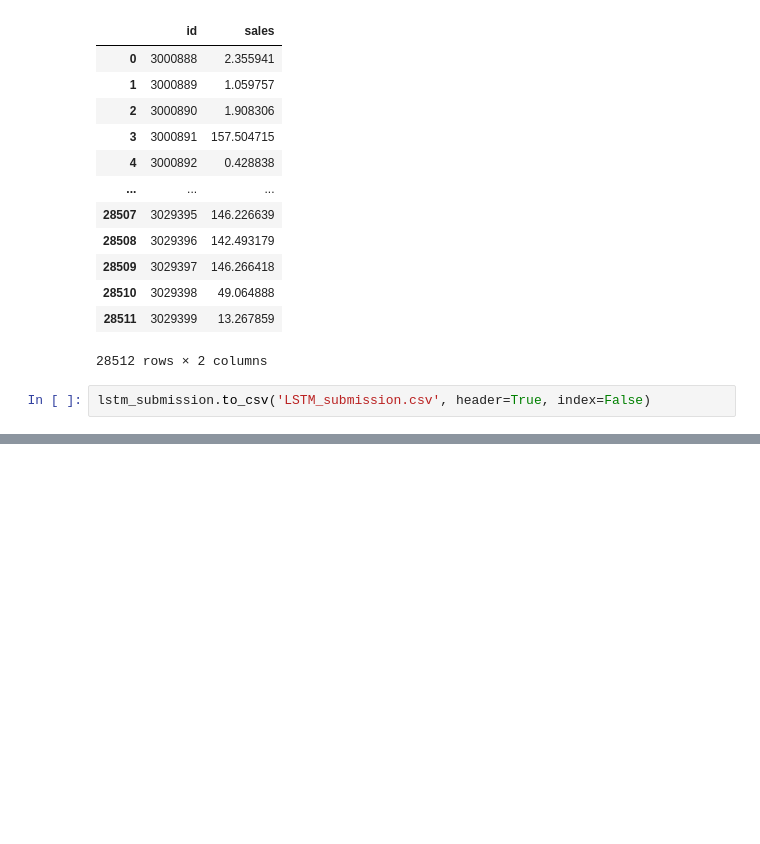
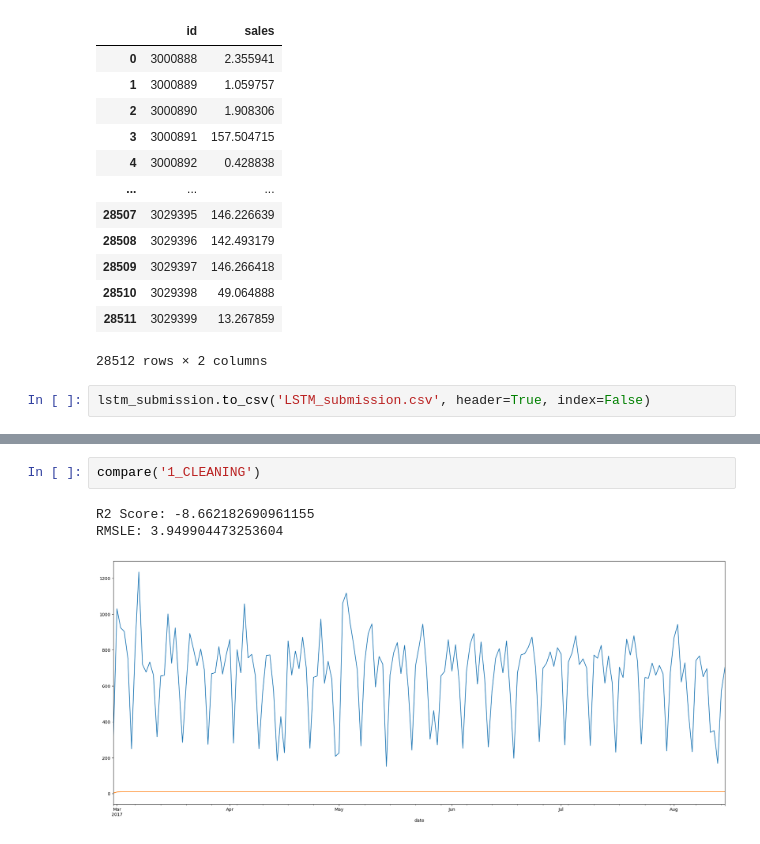
Before and after one commit to Nasibul/e-commerce, a Jupyter notebook: Advanced ARIMA/RNN & LSTM.ipynb, the cells around one changed output, grey strips where cells are left out. Saved outputs shown, nothing was run; the diff lists cells and outputs as text; blank space fills up the shorter version.

```diff
--- a/Advanced ARIMA/RNN & LSTM.ipynb
+++ b/Advanced ARIMA/RNN & LSTM.ipynb
@@ -573,0 +714,6 @@ lstm_submission.to_csv('LSTM_submission.csv', header=True, index=False)
+# %%
+compare('1_CLEANING')
+# %% [output]
+R2 Score: -8.662182690961155
+RMSLE: 3.949904473253604
+[figure, added]
```
Also changed, not shown: parts of 14 cells of this notebook, 16 other files.
